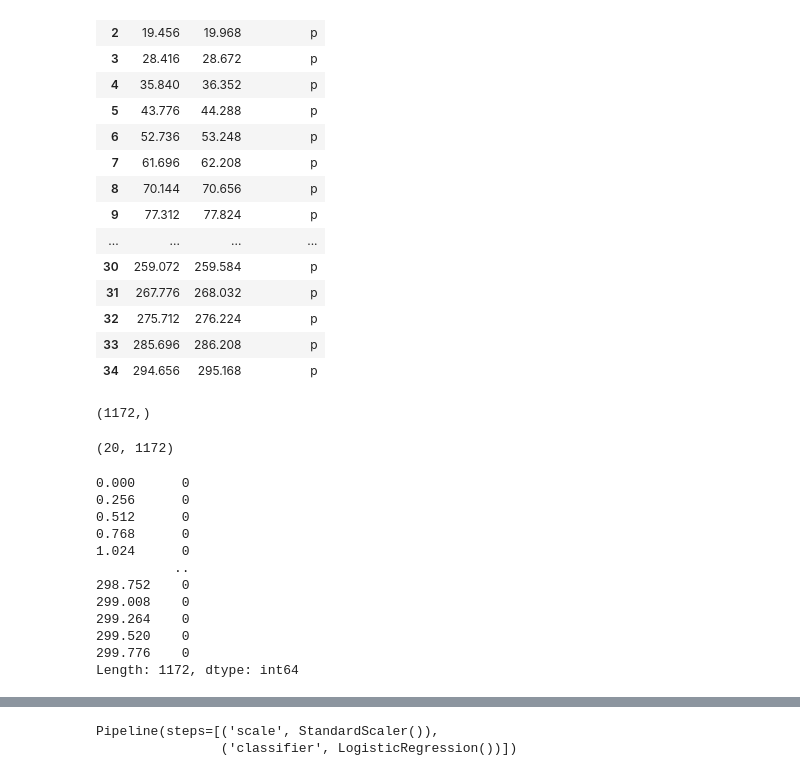
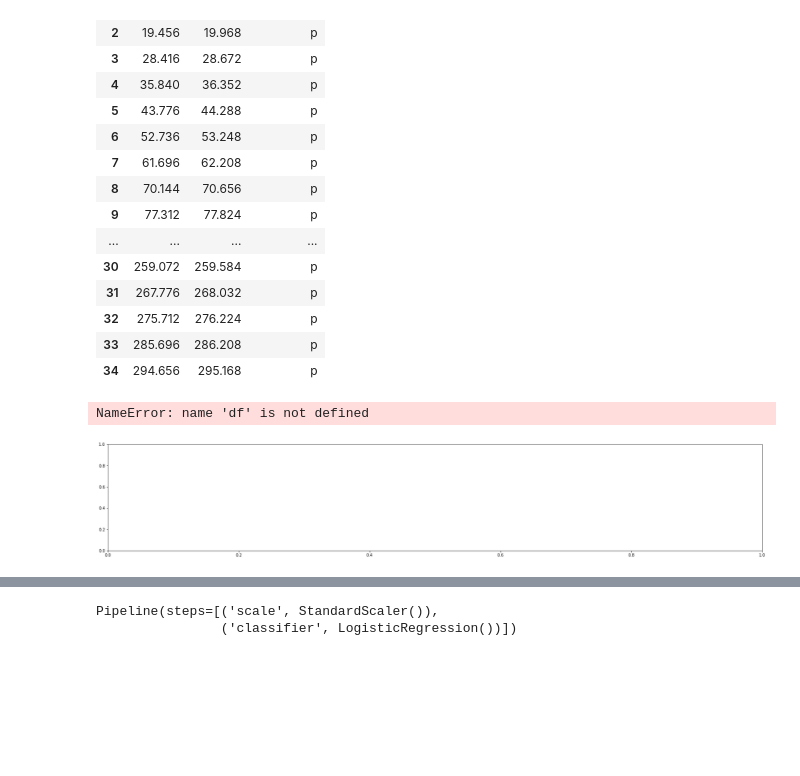
Before and after one commit to jonnor/machinehearing, a Jupyter notebook: geekleml2021/Untitled.ipynb, the cells around one changed output, grey strips where cells are left out. Cells and saved outputs as stored; diff of their text form; code cells hidden in the pictures; blank space fills up the shorter version.

```diff
--- a/geekleml2021/Untitled.ipynb
+++ b/geekleml2021/Untitled.ipynb
@@ -63,7 +231,0 @@ librosa.display.specshow(ff, ax=ax, sr=16000, hop_length=event_length*16000)
-# %%
-fig, ax = plt.subplots(1, figsize=(30, 5))
-m = numpy.median(ff, axis=1, keepdims=True)
-s = ff - m
-std = numpy.std(s, axis=1, keepdims=True)
-s /= std
-librosa.display.specshow(s, ax=ax, sr=16000, hop_length=event_length*16000)
@@ -93,10 +231,0 @@ df.dist.quantile(0.05)
-# %%
-fig, ax = plt.subplots(1, figsize=(30, 5))
-df = pandas.DataFrame({
-    'centroid': c,
-    'dist': dd,
-    'time': t,
-})
-df.plot(ax=ax, y='dist', x='time')
-ax.axhline(y=-0.75, color='red')
-#df.plot(ax=ax)
@@ -112,3 +231,0 @@ df[df['dist'] < -0.9].plot(ax=ax, y='dist', x='time', ls='none', marker='x')
-# %%
-sparse, dense = utils.mark_onoff((-df.set_index('time')['dist']), on_threshold=0.75, off_threshold=0.5)
-sparse
@@ -153,32 +257,28 @@ lab
 | 32 | 275.712 | 276.224 | p |
 | 33 | 285.696 | 286.208 | p |
 | 34 | 294.656 | 295.168 | p |
+# %%
+def plot_time_spans(ax, spans, **kwargs):
+
+    # TODO: support adding text
+    for idx, span in spans.iterrows():
+        s = span.start
+        e = span.end
+        #print(s, e)
+        ax.axvspan(xmin=s, xmax=e, **kwargs)
+
+    return None
+
+fig, ax = plt.subplots(1, figsize=(30, 5))
+df.plot(ax=ax, y='dist', x='time')
+ax.axhline(y=-0.75, color='red')
+plot_time_spans(ax, lab, color='green', alpha=0.5)
+# %% [output]
+NameError: name 'df' is not defined
+[figure, added]
 # %%
 
 labels.write(lab, 'labels2.txt')
-# %%
-t.shape
-# %% [output]
-(1172,)
-# %%
-ff.shap
-# %% [output]
-(20, 1172)
-# %%
-dense
-# %% [output]
-0.000      0
-0.256      0
-0.512      0
-0.768      0
-1.024      0
-          ..
-298.752    0
-299.008    0
-299.264    0
-299.520    0
-299.776    0
-Length: 1172, dtype: int64
 # %%
 
 feat = pandas.DataFrame(ff.T, index=t)
```
Also changed, not shown: parts of 17 cells of this notebook.
